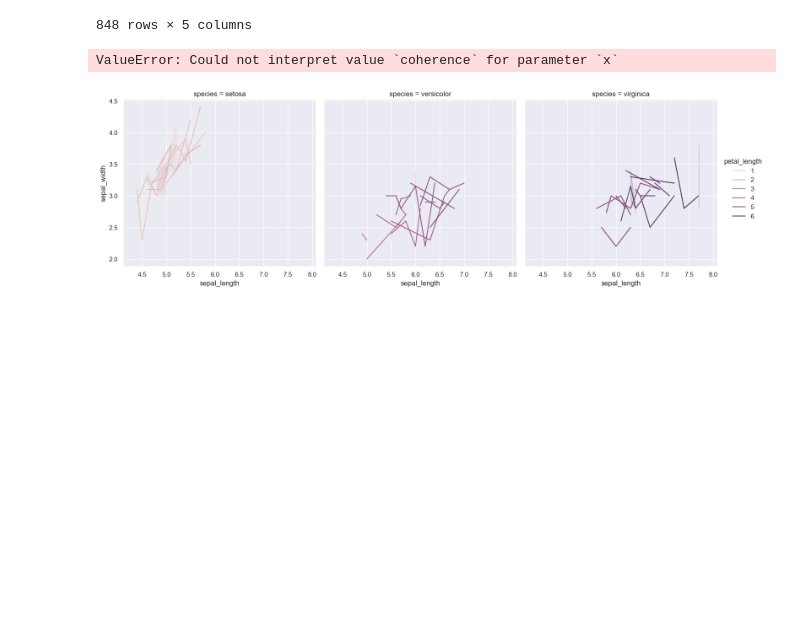
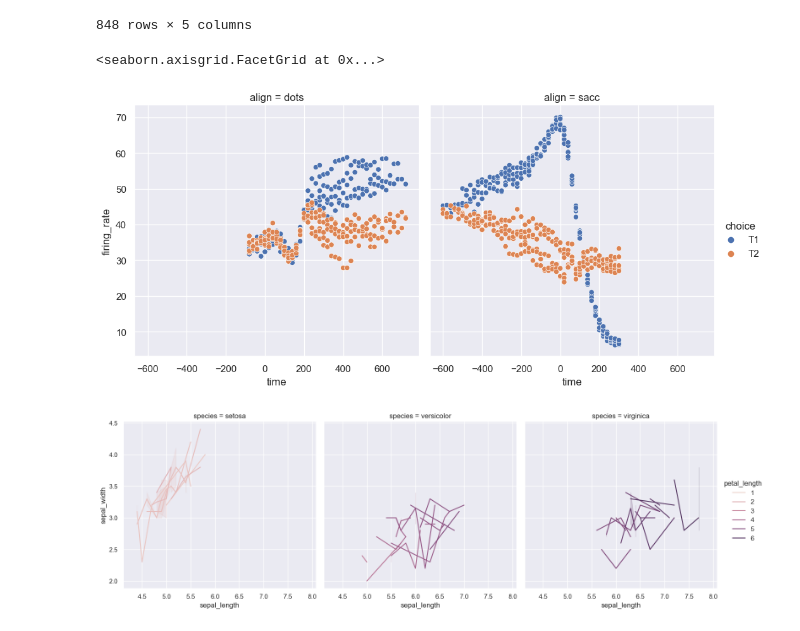
Before and after one commit to Utkash12/digipodium, a Jupyter notebook: data analysis/seaborn.ipynb, the cells around one changed output. Cells and saved outputs as stored; diff of their text form; code cells hidden in the pictures; blank space fills up the shorter version.

```diff
--- a/data analysis/seaborn.ipynb
+++ b/data analysis/seaborn.ipynb
@@ -97,9 +101,10 @@ dots
 | 847 | sacc | T2 | 300 | 51.2 | 30.959302 |
 848 rows × 5 columns
 # %%
-sns.relplot(x="coherence",y="time",hue="choice",col="align",data="dots")
+sns.relplot(x="time",y="firing_rate",hue="choice",col="align",data=dots)
 # %% [output]
-ValueError: Could not interpret value `coherence` for parameter `x`
+<seaborn.axisgrid.FacetGrid at 0x...>
+[figure, added]
 # %%
 sns.set_theme()
 sns.relplot(x="sepal_length",y="sepal_width",hue="petal_length",col="species", kind="line",data=iris);
```
Also changed, not shown: parts of 20 cells of this notebook.
